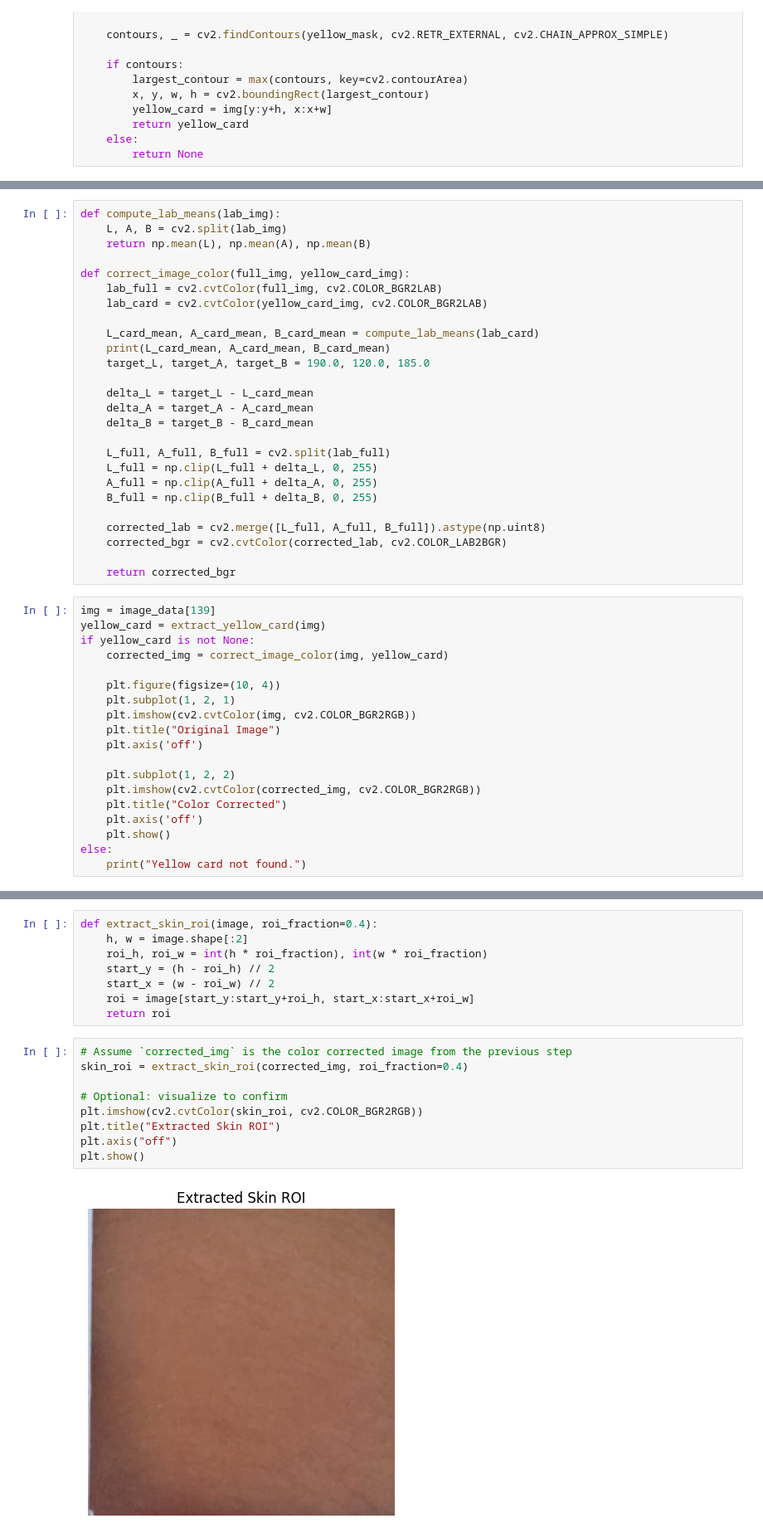
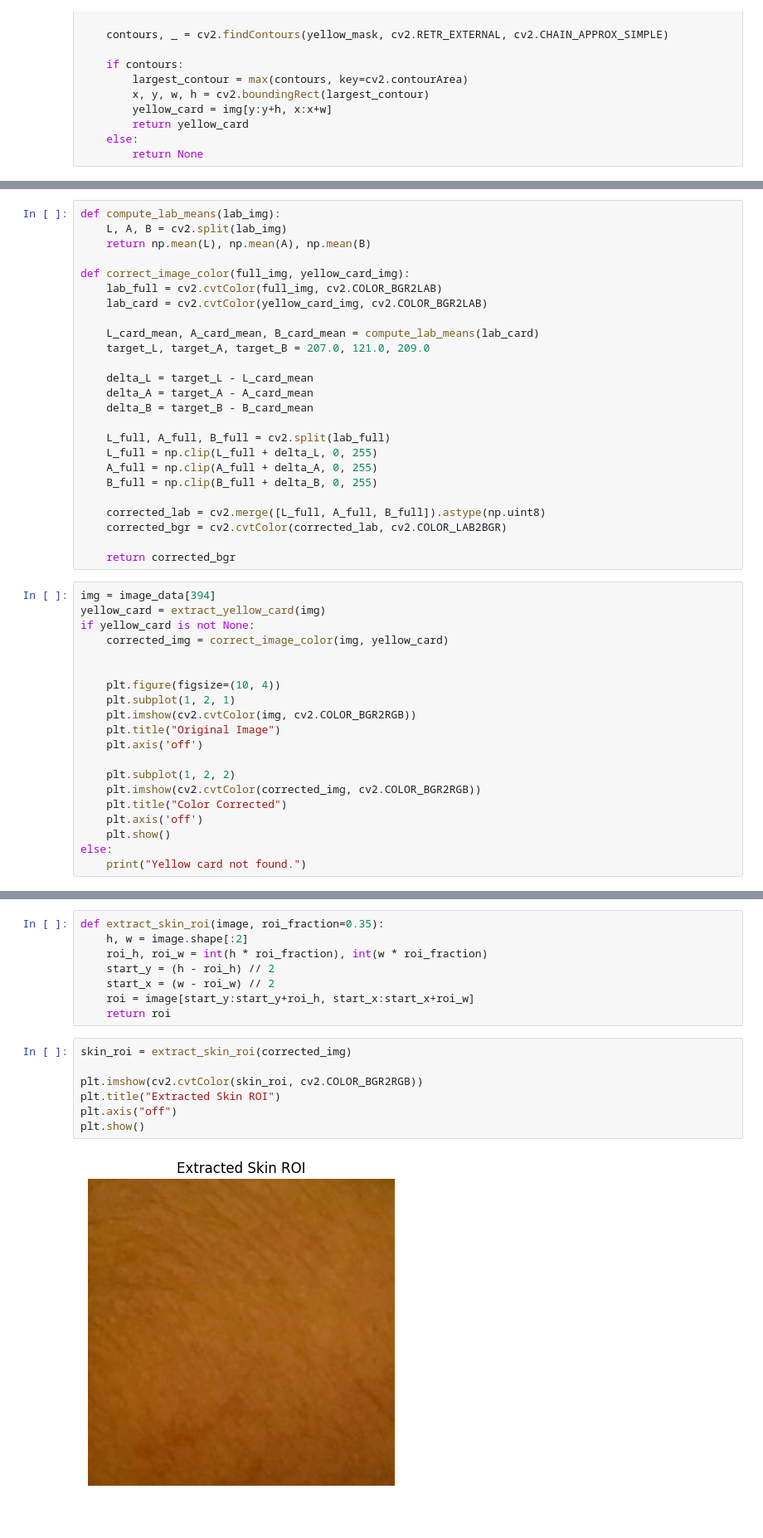
Before and after one commit to AnshumaanKarna92/NeonatalJaundicePrediction, a Jupyter notebook: ResearchPaper.ipynb, the cells around one changed output, grey strips where cells are left out. Shown at 83% size. Cells and saved outputs as stored; diff of their text form.

```diff
--- a/ResearchPaper.ipynb
+++ b/ResearchPaper.ipynb
@@ -63,8 +63,7 @@ def correct_image_color(full_img, yellow_card_img):
     lab_card = cv2.cvtColor(yellow_card_img, cv2.COLOR_BGR2LAB)
 
     L_card_mean, A_card_mean, B_card_mean = compute_lab_means(lab_card)
-    print(L_card_mean, A_card_mean, B_card_mean)
-    target_L, target_A, target_B = 190.0, 120.0, 185.0
+    target_L, target_A, target_B = 207.0, 121.0, 209.0
 
     delta_L = target_L - L_card_mean
     delta_A = target_A - A_card_mean
@@ -80,10 +79,11 @@ def correct_image_color(full_img, yellow_card_img):
 
     return corrected_bgr
 # %%
-img = image_data[139]
+img = image_data[394]
 yellow_card = extract_yellow_card(img)
 if yellow_card is not None:
     corrected_img = correct_image_color(img, yellow_card)
+
 
     plt.figure(figsize=(10, 4))
     plt.subplot(1, 2, 1)
@@ -104,5 +103,5 @@ else:
 # %%
-def extract_skin_roi(image, roi_fraction=0.4):
+def extract_skin_roi(image, roi_fraction=0.35):
     h, w = image.shape[:2]
     roi_h, roi_w = int(h * roi_fraction), int(w * roi_fraction)
     start_y = (h - roi_h) // 2
@@ -110,16 +109,14 @@ def extract_skin_roi(image, roi_fraction=0.4):
     roi = image[start_y:start_y+roi_h, start_x:start_x+roi_w]
     return roi
 # %%
-# Assume `corrected_img` is the color corrected image from the previous step
-skin_roi = extract_skin_roi(corrected_img, roi_fraction=0.4)
+skin_roi = extract_skin_roi(corrected_img)
 
-# Optional: visualize to confirm
 plt.imshow(cv2.cvtColor(skin_roi, cv2.COLOR_BGR2RGB))
 plt.title("Extracted Skin ROI")
 plt.axis("off")
 plt.show()
 # %% [output]
-[figure, old version]
+[figure, new version]
 # %%
 import cv2
 import numpy as np
```
Also changed, not shown: parts of 12 cells of this notebook.
